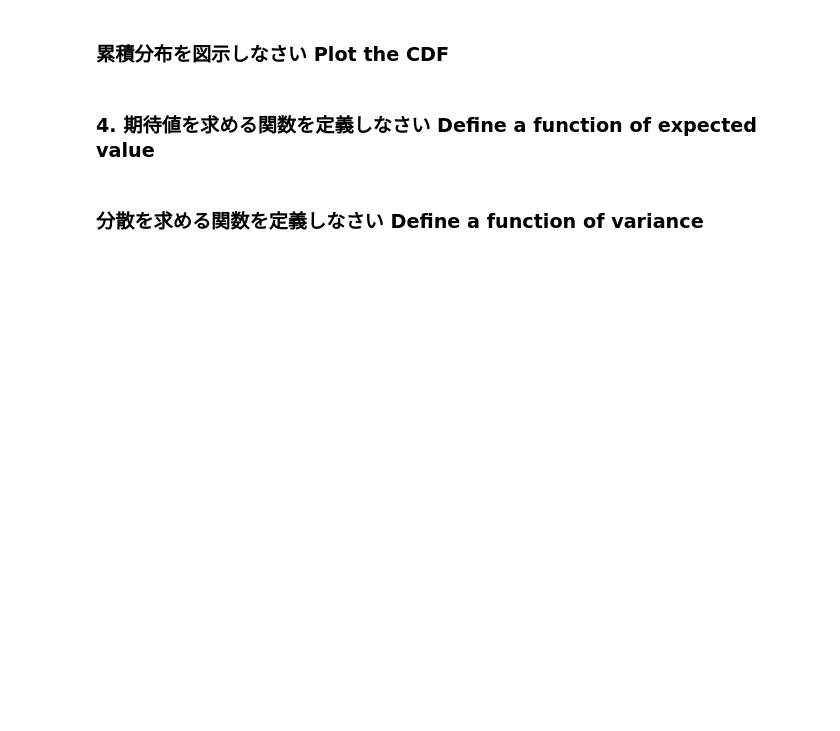
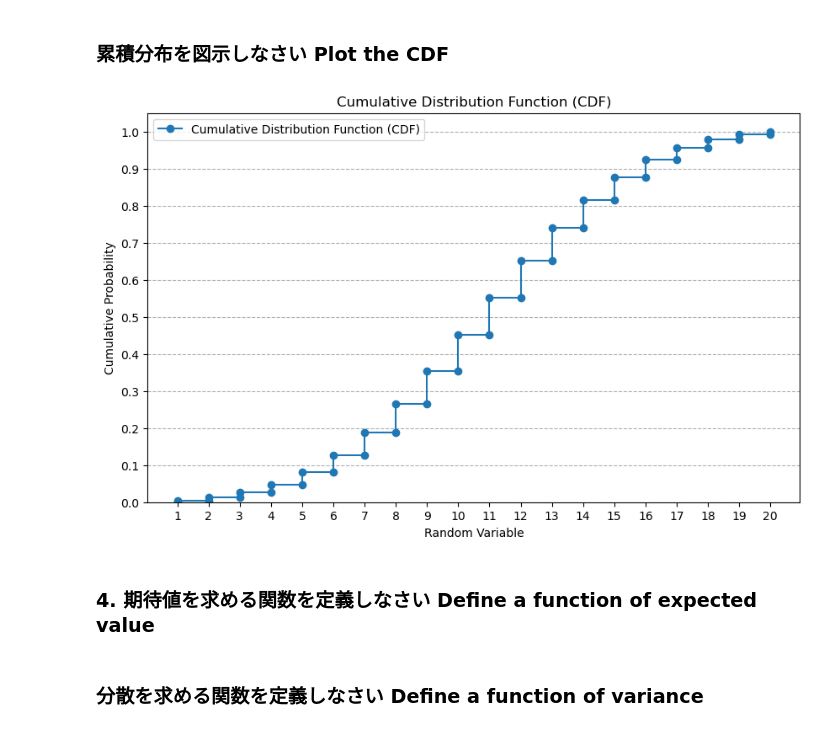
Before and after one commit to Yuji181181/Data_Analysis, a Jupyter notebook: DS_exercise/3/ex03-assign1.ipynb, the cells around one changed output. Saved outputs shown, nothing was run; the diff lists cells and outputs as text; code cells hidden in the pictures; blank space fills up the shorter version.

```diff
--- a/DS_exercise/3/ex03-assign1.ipynb
+++ b/DS_exercise/3/ex03-assign1.ipynb
@@ -13,4 +34,16 @@
 # %% [markdown]
 ### 3. 累積分布を定義しなさい Define a function of the CDF
+# %%
+def calculate_cdf(prob_dist):
+    cdf = {}
+    cumulative_prob = 0
+    sorted_variables = sorted(prob_dist.keys())
+    for var in sorted_variables:
+        cumulative_prob += prob_dist[var]
+        cdf[var] = cumulative_prob
+    return cdf
 # %% [markdown]
 ###  累積分布を求めなさい Calculate the CDF
+# %%
+cdf = calculate_cdf(prob_dist)
+cdf
@@ -17,4 +71,25 @@
 # %% [markdown]
 ###  累積分布を図示しなさい Plot the CDF
+# %%
+cdf_variables = list(cdf.keys())
+cdf_probabilities = list(cdf.values())
+
+plt.figure(figsize=(10, 6))
+plot_vars = [cdf_variables[0]] + [v for v in cdf_variables for _ in (0, 1)][1:]
+plot_probs = [0] + [p for p in cdf_probabilities for _ in (0, 1)][:-1]
+
+plt.plot(plot_vars, plot_probs, drawstyle='steps-post', marker='o', linestyle='-', label='Cumulative Distribution Function (CDF)')
+
+plt.xlabel('Random Variable')
+plt.ylabel('Cumulative Probability')
+plt.title('Cumulative Distribution Function (CDF)')
+plt.xticks(cdf_variables)
+plt.yticks(np.arange(0, 1.1, 0.1))
+plt.grid(axis='y', linestyle='--')
+plt.legend()
+plt.ylim(0, 1.05)
+plt.show()
+# %% [output]
+[figure, added]
 # %% [markdown]
 ### 4. 期待値を求める関数を定義しなさい Define a function of expected value
```
Also changed, not shown: parts of 12 cells of this notebook, 1 other file.
